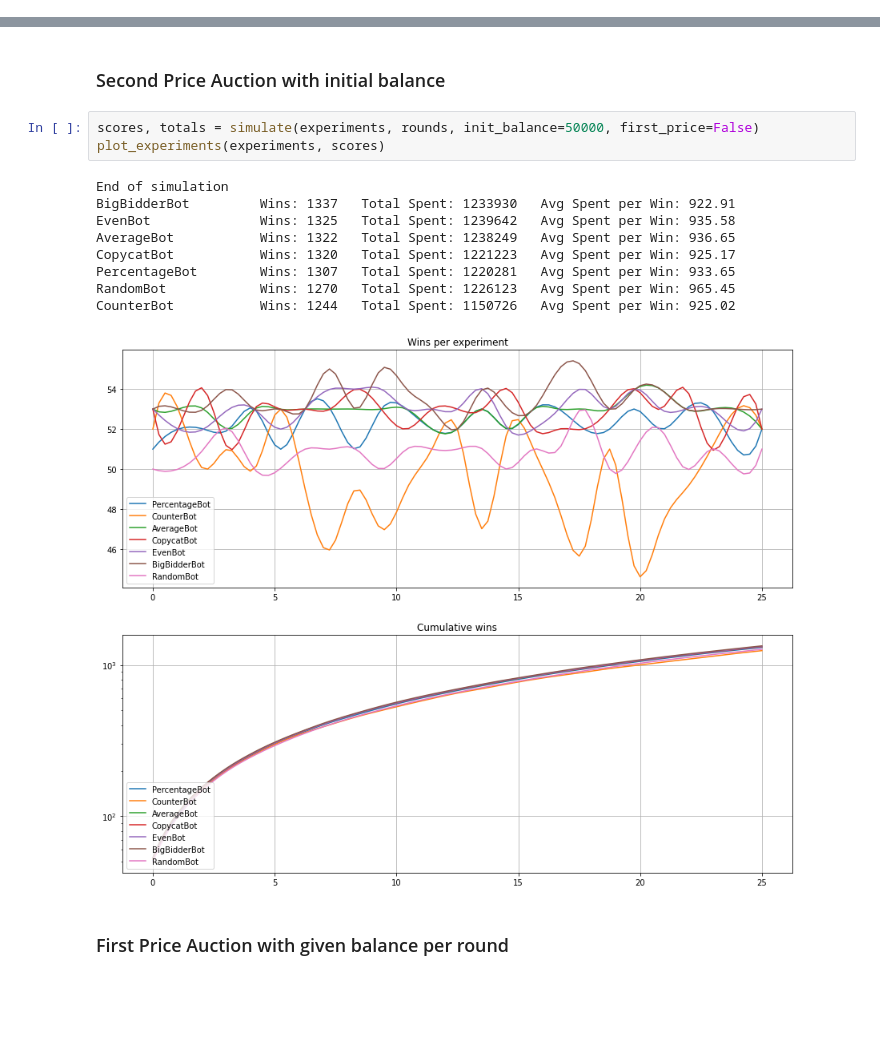
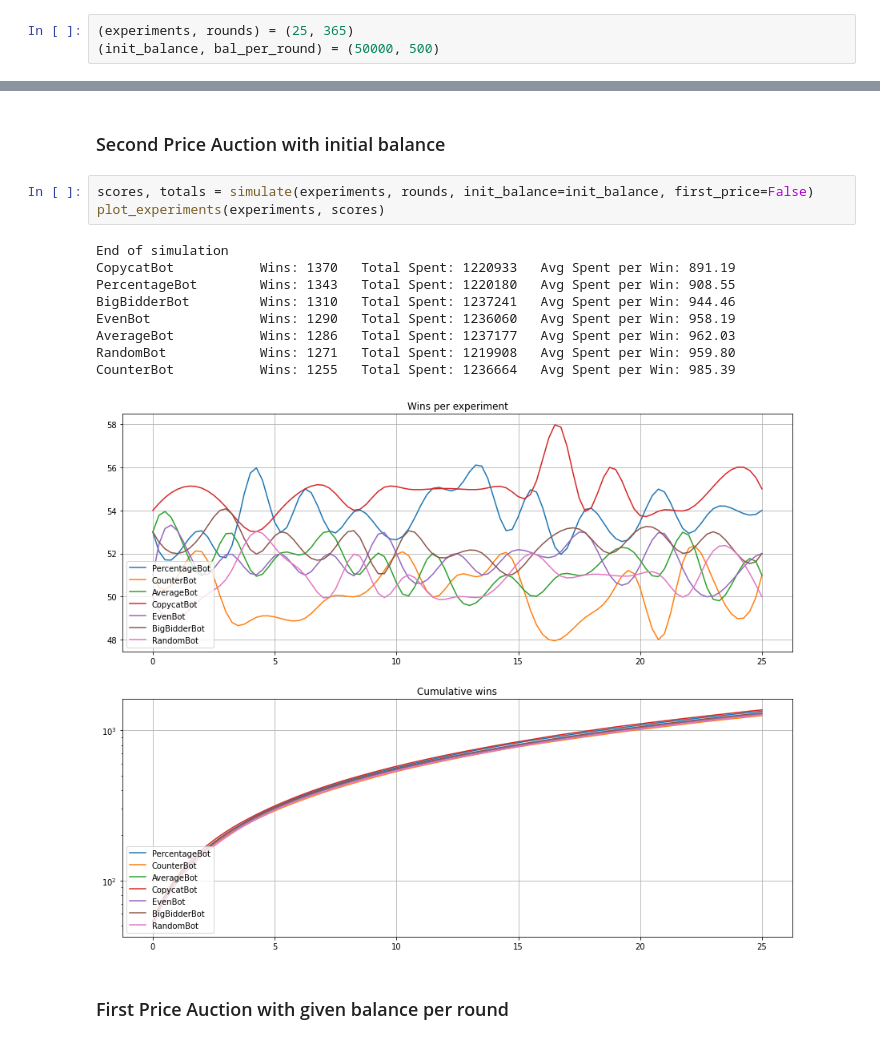
Before and after one commit to chriskrez/MultiagentSystems, a Jupyter notebook: agents.ipynb, the cells around one changed output, grey strips where cells are left out. Cells and saved outputs as stored; diff of their text form; blank space fills up the shorter version.

```diff
--- a/agents.ipynb
+++ b/agents.ipynb
@@ -368,3 +358,6 @@ rounds = 365
+# %%
+(experiments, rounds) = (25, 365)
+(init_balance, bal_per_round) = (50000, 500)
 # %% [markdown]
 ### First Price Auction with initial balance
 # %%
@@ -383,18 +376,18 @@ RandomBot            Wins: 1124   Total Spent: 1229747   Avg Spent per Win: 1094
 # %% [markdown]
 ### Second Price Auction with initial balance
 # %%
-scores, totals = simulate(experiments, rounds, init_balance=50000, first_price=False)
+scores, totals = simulate(experiments, rounds, init_balance=init_balance, first_price=False)
 plot_experiments(experiments, scores)
 # %% [output]
 End of simulation
-BigBidderBot         Wins: 1337   Total Spent: 1233930   Avg Spent per Win: 922.91
-EvenBot              Wins: 1325   Total Spent: 1239642   Avg Spent per Win: 935.58
-AverageBot           Wins: 1322   Total Spent: 1238249   Avg Spent per Win: 936.65
-CopycatBot           Wins: 1320   Total Spent: 1221223   Avg Spent per Win: 925.17
-PercentageBot        Wins: 1307   Total Spent: 1220281   Avg Spent per Win: 933.65
-RandomBot            Wins: 1270   Total Spent: 1226123   Avg Spent per Win: 965.45
-CounterBot           Wins: 1244   Total Spent: 1150726   Avg Spent per Win: 925.02
+CopycatBot           Wins: 1370   Total Spent: 1220933   Avg Spent per Win: 891.19
+PercentageBot        Wins: 1343   Total Spent: 1220180   Avg Spent per Win: 908.55
+BigBidderBot         Wins: 1310   Total Spent: 1237241   Avg Spent per Win: 944.46
+EvenBot              Wins: 1290   Total Spent: 1236060   Avg Spent per Win: 958.19
+AverageBot           Wins: 1286   Total Spent: 1237177   Avg Spent per Win: 962.03
+RandomBot            Wins: 1271   Total Spent: 1219908   Avg Spent per Win: 959.80
+CounterBot           Wins: 1255   Total Spent: 1236664   Avg Spent per Win: 985.39
-[figure, old version]
+[figure, new version]
 # %% [markdown]
 ### First Price Auction with given balance per round
 # %%
```
Also changed, not shown: parts of 5 cells of this notebook.
